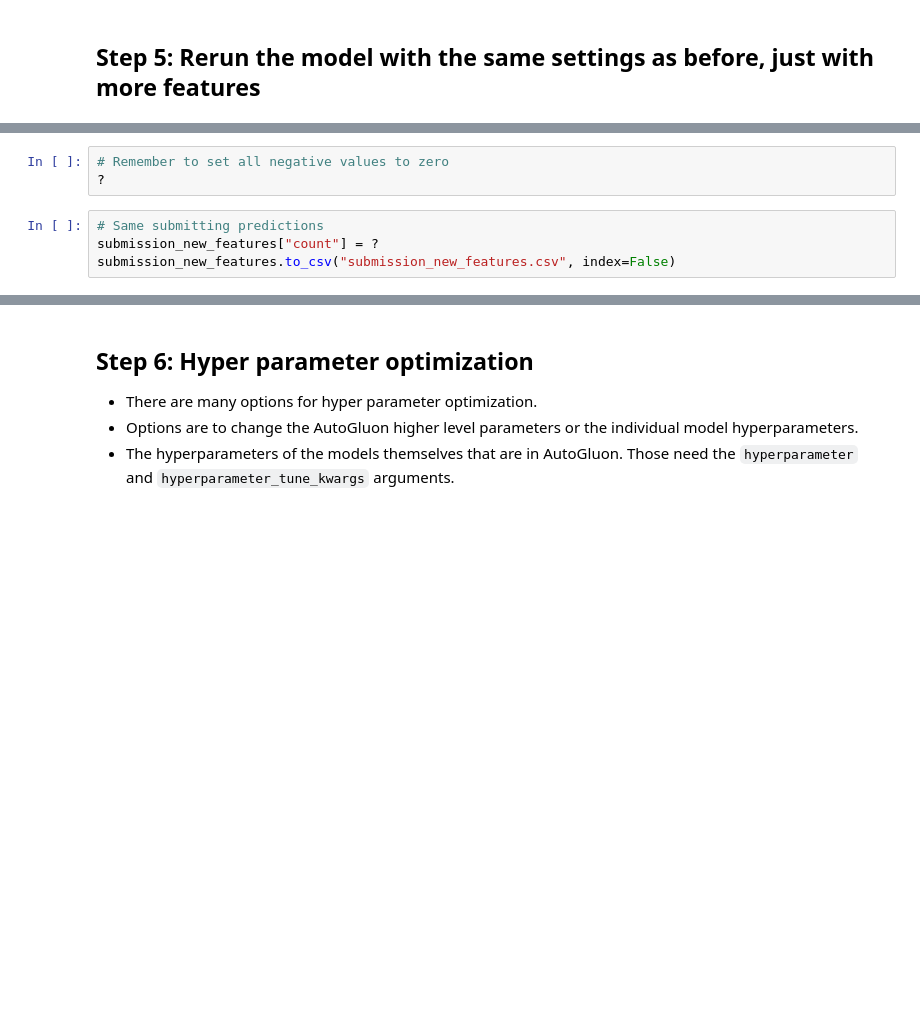
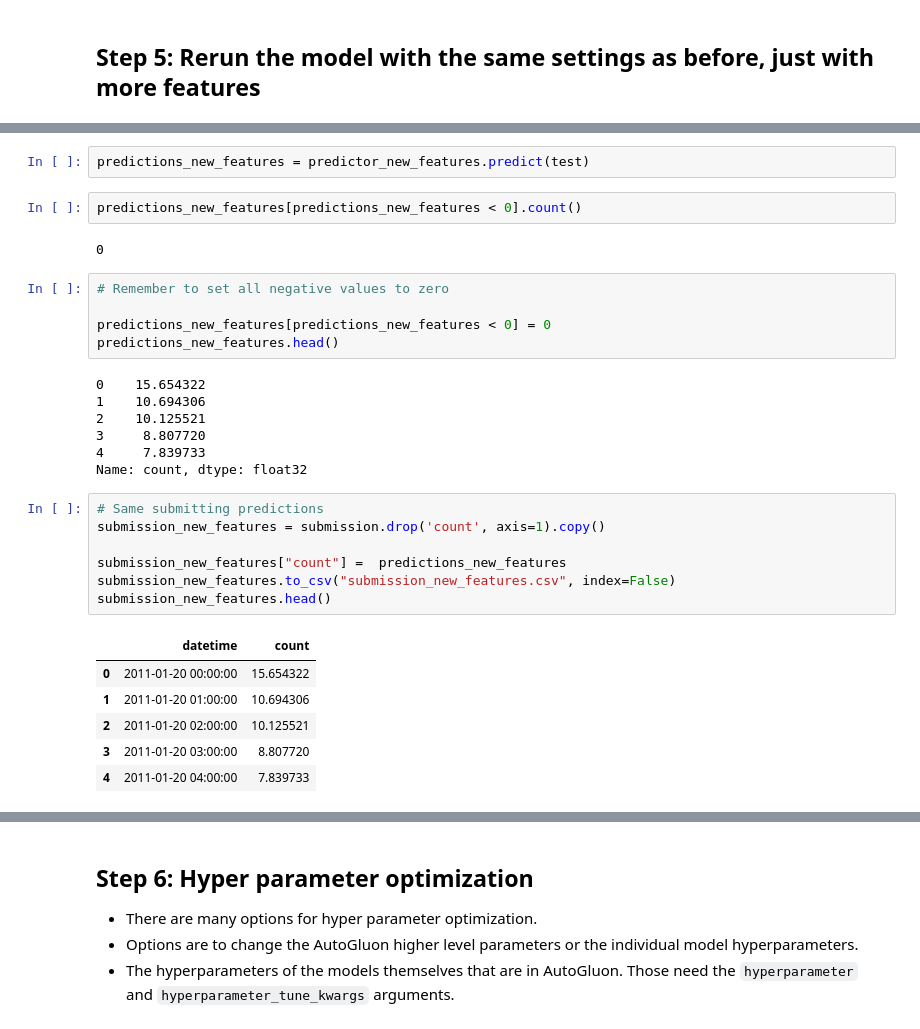
Before and after one commit to drsamchong/cd0385-project-starter, a Jupyter notebook: project/project-template.ipynb, the cells around one changed output, grey strips where cells are left out. Cells and saved outputs as stored; diff of their text form; blank space fills up the shorter version.

```diff
--- a/project/project-template.ipynb
+++ b/project/project-template.ipynb
@@ -414,9 +467,34 @@ predictor_new_features.fit_summary()
+# %%
+predictions_new_features = predictor_new_features.predict(test)
+# %%
+predictions_new_features[predictions_new_features < 0].count()
+# %% [output]
+0
 # %%
 # Remember to set all negative values to zero
-?
+
+predictions_new_features[predictions_new_features < 0] = 0
+predictions_new_features.head()
+# %% [output]
+0    15.654322
+1    10.694306
+2    10.125521
+3     8.807720
+4     7.839733
+Name: count, dtype: float32
 # %%
 # Same submitting predictions
-submission_new_features["count"] = ?
+submission_new_features = submission.drop('count', axis=1).copy()
+
+submission_new_features["count"] =  predictions_new_features
 submission_new_features.to_csv("submission_new_features.csv", index=False)
+submission_new_features.head()
+# %% [output]
+|  | datetime | count |
+| 0 | 2011-01-20 00:00:00 | 15.654322 |
+| 1 | 2011-01-20 01:00:00 | 10.694306 |
+| 2 | 2011-01-20 02:00:00 | 10.125521 |
+| 3 | 2011-01-20 03:00:00 | 8.807720 |
+| 4 | 2011-01-20 04:00:00 | 7.839733 |
 # %%
 !kaggle competitions submit -c bike-sharing-demand -f submission_new_features.csv -m "new features"
```
Also changed, not shown: parts of 17 cells of this notebook, 1 other file.
